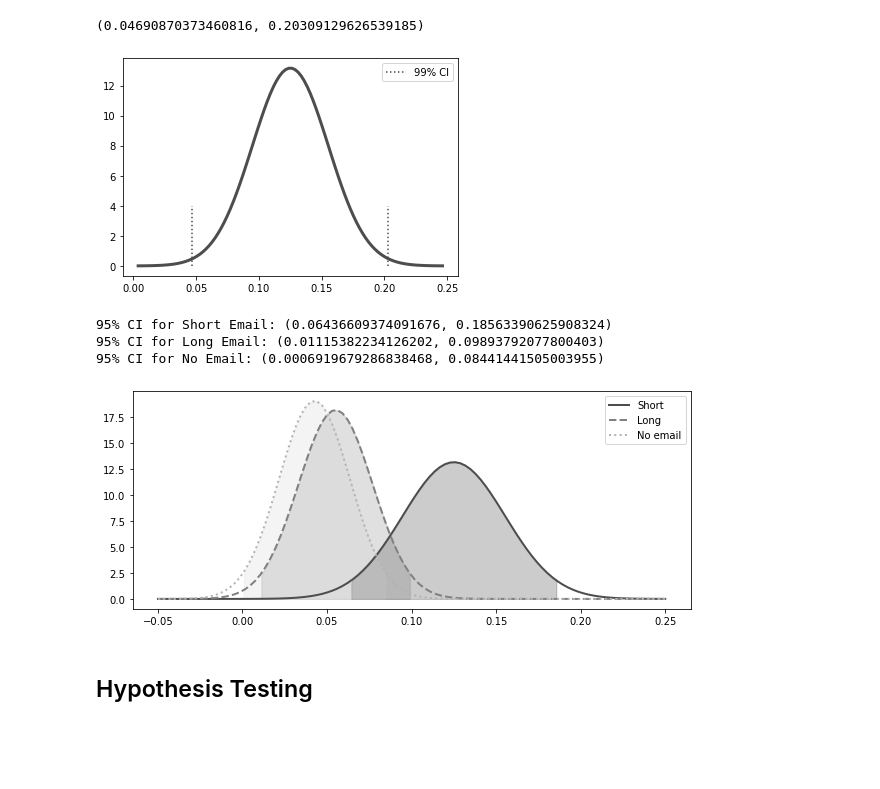
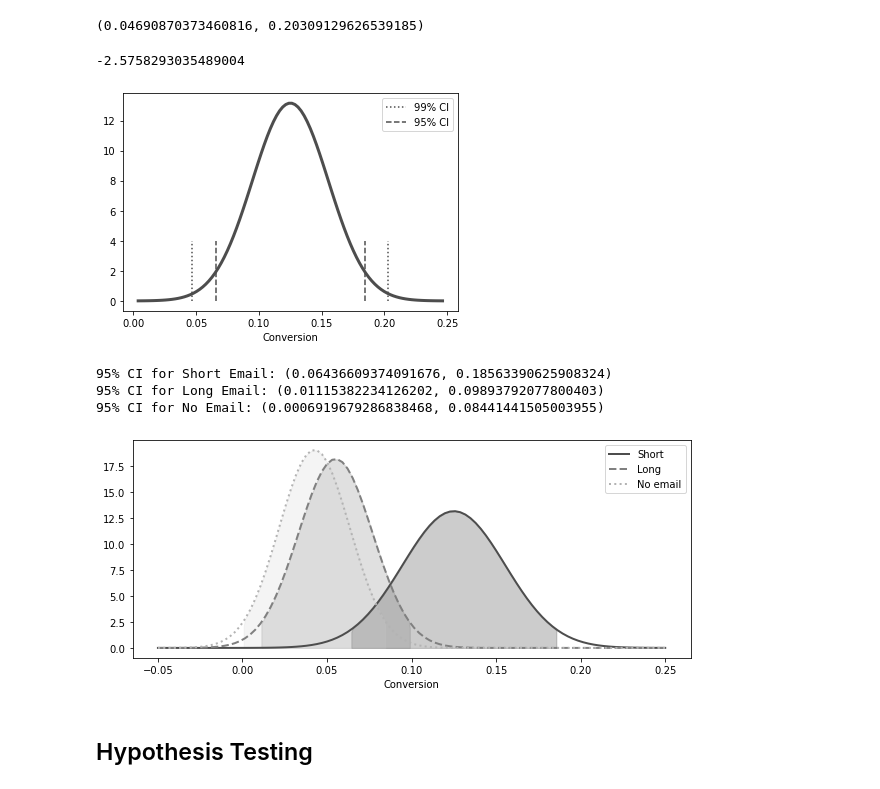
Before and after one commit to matheusfacure/causal-inference-in-python-code, a Jupyter notebook: causal-inference-in-python/02-Randomised-Experiments-and-Stats-Review.ipynb, the cells around one changed output. Drawn from its saved outputs; the diff is of its cells as text; code cells hidden in the pictures; blank space fills up the shorter version.

```diff
--- a/causal-inference-in-python/02-Randomised-Experiments-and-Stats-Review.ipynb
+++ b/causal-inference-in-python/02-Randomised-Experiments-and-Stats-Review.ipynb
@@ -197,23 +199,34 @@ plt.show()
 # %%
 from scipy import stats
 
-z = stats.norm.ppf(.995)
+z = np.abs(stats.norm.ppf((1-.99)/2))
 print(z)
 ci = (exp_mu - z * exp_se, exp_mu + z * exp_se)
 ci
 # %% [output]
 2.5758293035489004
 (0.04690870373460816, 0.20309129626539185)
+# %%
+stats.norm.ppf((1-.99)/2)
+# %% [output]
+-2.5758293035489004
 # %%
 x = np.linspace(exp_mu - 4*exp_se, exp_mu + 4*exp_se, 100)
 y = stats.norm.pdf(x, exp_mu, exp_se)
 plt.plot(x, y, lw=3)
 plt.vlines(ci[1], ymin=0, ymax=4, ls="dotted")
 plt.vlines(ci[0], ymin=0, ymax=4, ls="dotted", label="99% CI")
+
+
+ci_95 = (exp_mu - 1.96 * exp_se, exp_mu + 1.96 * exp_se)
+
+plt.vlines(ci_95[1], ymin=0, ymax=4, ls="dashed")
+plt.vlines(ci_95[0], ymin=0, ymax=4, ls="dashed", label="95% CI")
+plt.xlabel("Conversion")
 plt.legend()
 plt.show()
 # %% [output]
-[figure, old version]
+[figure, new version]
 # %%
 def ci(y: pd.Series):
     return (y.mean() - 2 * y.sem(), y.mean() + 2 * y.sem())
@@ -241,10 +254,11 @@ no_email_dist = stats.norm.pdf(x, no_email.mean(), no_email.sem())
 plt.plot(x, no_email_dist, lw=2, label="No email", linestyle=linestyle[2])
 plt.fill_between(x.clip(ci(no_email)[0], ci(no_email)[1]), 0, no_email_dist, alpha=0.2, color="0.8")
 
+plt.xlabel("Conversion")
 plt.legend()
 plt.show()
 # %% [output]
-[figure, old version]
+[figure, new version]
 # %% [markdown]
 ## Hypothesis Testing
 # %%
```
Also changed, not shown: parts of 9 cells of this notebook, 17 other files.
